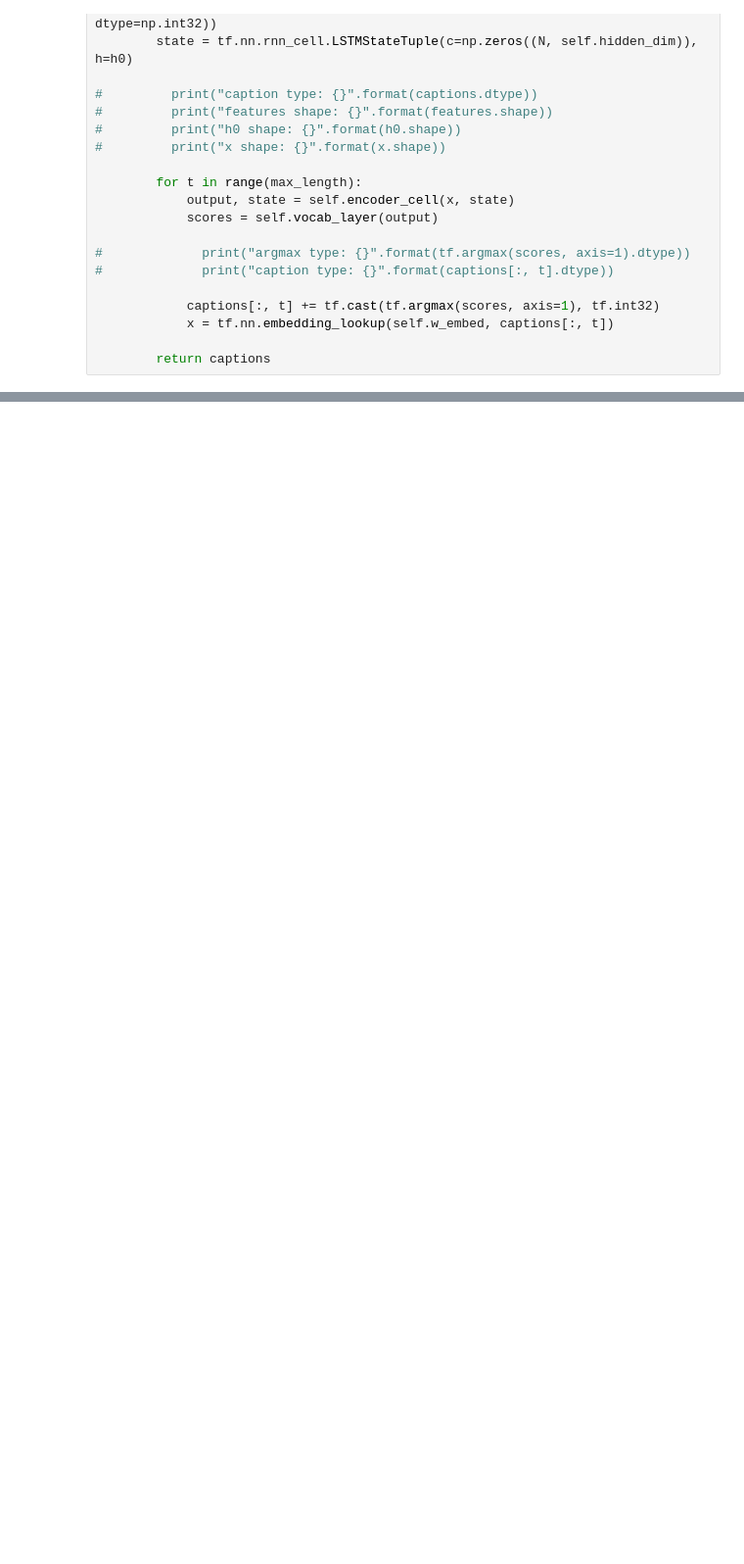
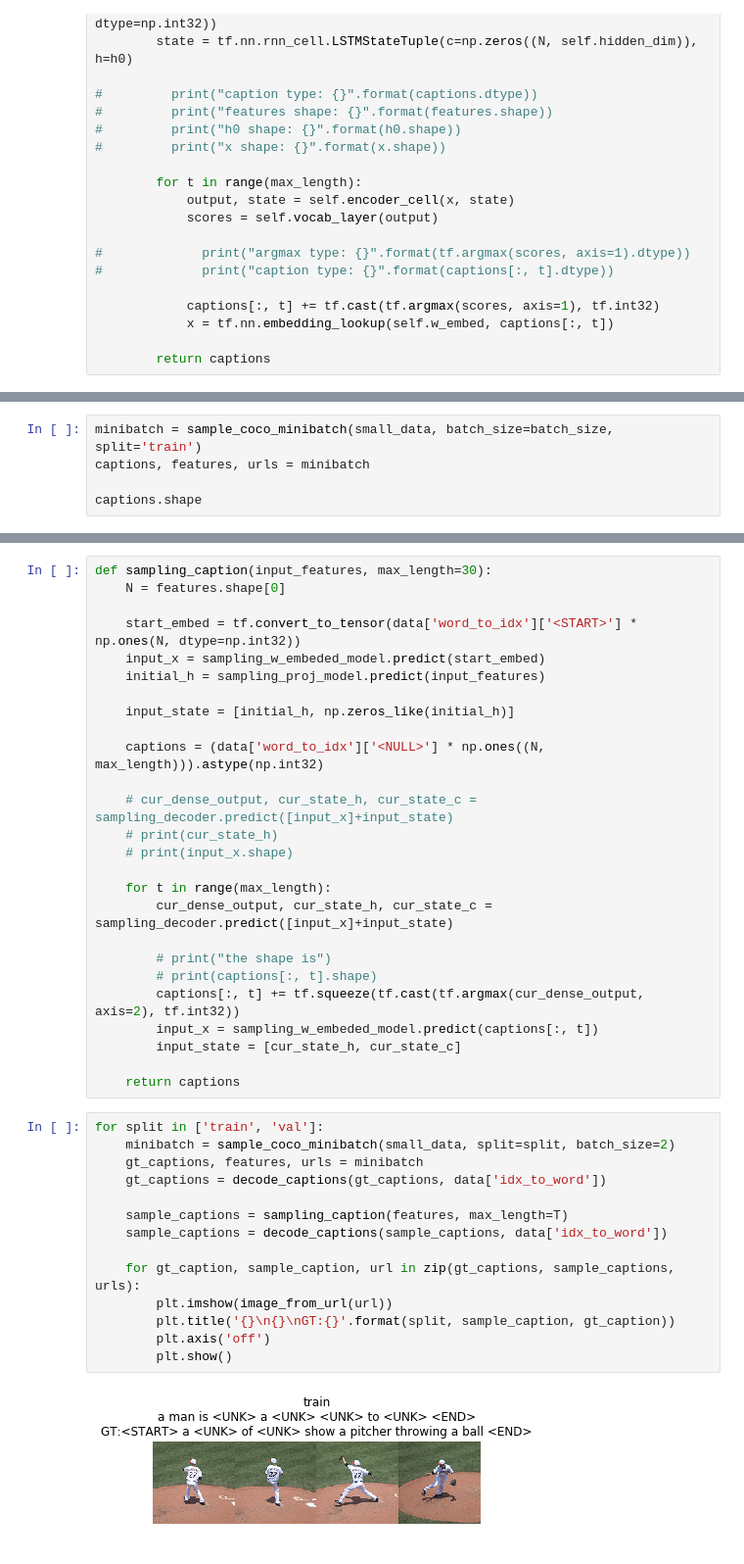
Before and after one commit to lisiyi1993/Machine_Learning_Projects, a Jupyter notebook: image captioning/Image Captioning.ipynb, the cells around one changed output, grey strips where cells are left out. Shown at 98% size. Drawn from its saved outputs; the diff is of its cells as text; blank space fills up the shorter version.

```diff
--- a/image captioning/Image Captioning.ipynb
+++ b/image captioning/Image Captioning.ipynb
@@ -292,0 +296,5 @@ for split in ['train', 'val']:
+# %%
+minibatch = sample_coco_minibatch(small_data, batch_size=batch_size, split='train')
+captions, features, urls = minibatch
+
+captions.shape
@@ -292,0 +380,42 @@ for split in ['train', 'val']:
+# %%
+def sampling_caption(input_features, max_length=30):
+    N = features.shape[0]
+
+    start_embed = tf.convert_to_tensor(data['word_to_idx']['<START>'] * np.ones(N, dtype=np.int32))
+    input_x = sampling_w_embeded_model.predict(start_embed)
+    initial_h = sampling_proj_model.predict(input_features)
+
+    input_state = [initial_h, np.zeros_like(initial_h)]
+
+    captions = (data['word_to_idx']['<NULL>'] * np.ones((N, max_length))).astype(np.int32)
+
+    # cur_dense_output, cur_state_h, cur_state_c = sampling_decoder.predict([input_x]+input_state)
+    # print(cur_state_h)
+    # print(input_x.shape)
+
+    for t in range(max_length):
+        cur_dense_output, cur_state_h, cur_state_c = sampling_decoder.predict([input_x]+input_state)
+
+        # print("the shape is")
+        # print(captions[:, t].shape)
+        captions[:, t] += tf.squeeze(tf.cast(tf.argmax(cur_dense_output, axis=2), tf.int32))
+        input_x = sampling_w_embeded_model.predict(captions[:, t])
+        input_state = [cur_state_h, cur_state_c]
+
+    return captions
+# %%
+for split in ['train', 'val']:
+    minibatch = sample_coco_minibatch(small_data, split=split, batch_size=2)
+    gt_captions, features, urls = minibatch
+    gt_captions = decode_captions(gt_captions, data['idx_to_word'])
+
+    sample_captions = sampling_caption(features, max_length=T)
+    sample_captions = decode_captions(sample_captions, data['idx_to_word'])
+
+    for gt_caption, sample_caption, url in zip(gt_captions, sample_captions, urls):
+        plt.imshow(image_from_url(url))
+        plt.title('{}\n{}\nGT:{}'.format(split, sample_caption, gt_caption))
+        plt.axis('off')
+        plt.show()
+# %% [output]
+[figure, added]
```
Also changed, not shown: parts of 7 cells of this notebook, 5 other files.
